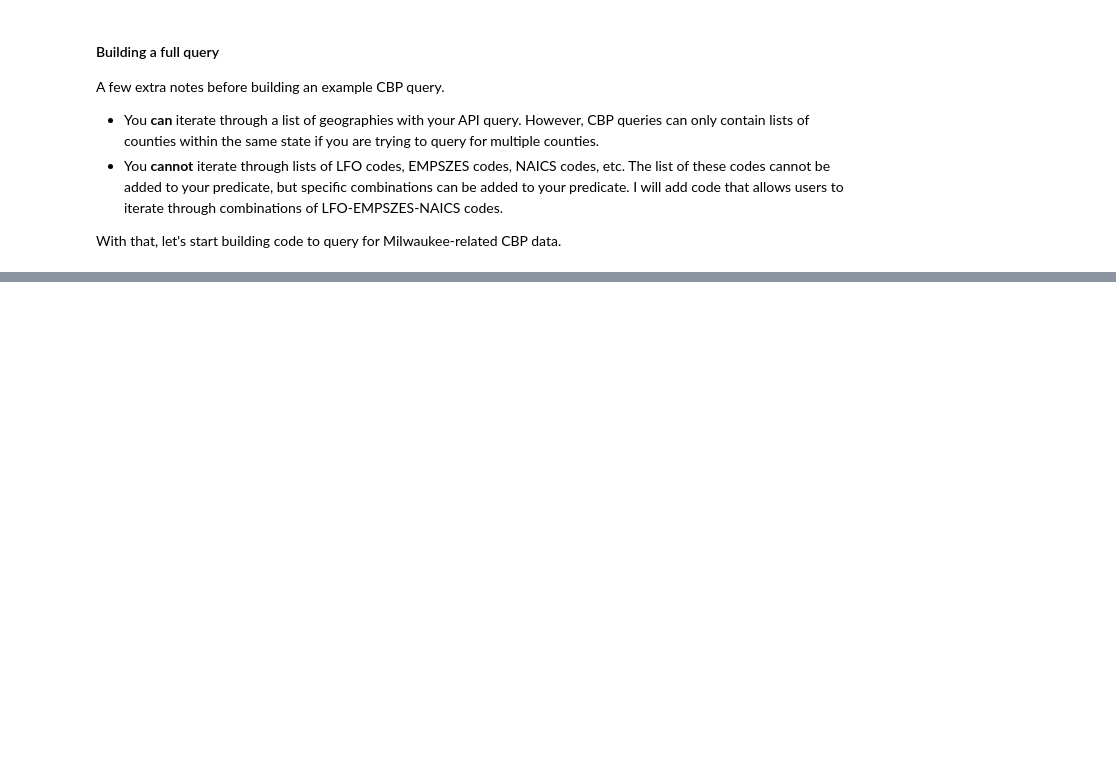
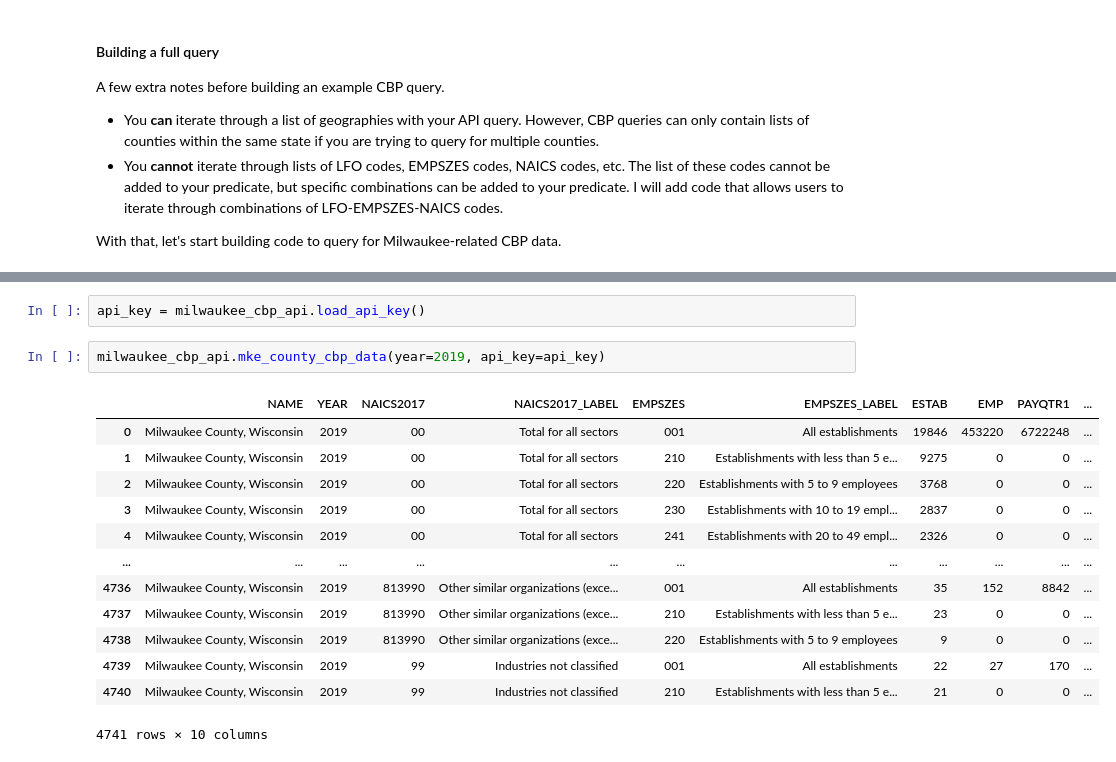
Before and after one commit to edebroux/census_api_builder, a Jupyter notebook: county_business_patterns_tutorial.ipynb, the cells around one changed output, grey strips where cells are left out. Saved outputs shown, nothing was run; the diff lists cells and outputs as text; blank space fills up the shorter version.

```diff
--- a/county_business_patterns_tutorial.ipynb
+++ b/county_business_patterns_tutorial.ipynb
@@ -387 +598,19 @@ class milwaukee_cbp_api:
+# %%
+api_key = milwaukee_cbp_api.load_api_key()
+# %%
+milwaukee_cbp_api.mke_county_cbp_data(year=2019, api_key=api_key)
+# %% [output]
+|  | NAME | YEAR | NAICS2017 | NAICS2017_LABEL | EMPSZES | EMPSZES_LABEL | ESTAB | EMP | PAYQTR1 | ... |
+| 0 | Milwaukee County, Wisconsin | 2019 | 00 | Total for all sectors | 001 | All establishments | 19846 | 453220 | 6722248 | ... |
+| 1 | Milwaukee County, Wisconsin | 2019 | 00 | Total for all sectors | 210 | Establishments with less than 5 e... | 9275 | 0 | 0 | ... |
+| 2 | Milwaukee County, Wisconsin | 2019 | 00 | Total for all sectors | 220 | Establishments with 5 to 9 employees | 3768 | 0 | 0 | ... |
+| 3 | Milwaukee County, Wisconsin | 2019 | 00 | Total for all sectors | 230 | Establishments with 10 to 19 empl... | 2837 | 0 | 0 | ... |
+| 4 | Milwaukee County, Wisconsin | 2019 | 00 | Total for all sectors | 241 | Establishments with 20 to 49 empl... | 2326 | 0 | 0 | ... |
+| ... | ... | ... | ... | ... | ... | ... | ... | ... | ... | ... |
+| 4736 | Milwaukee County, Wisconsin | 2019 | 813990 | Other similar organizations (exce... | 001 | All establishments | 35 | 152 | 8842 | ... |
+| 4737 | Milwaukee County, Wisconsin | 2019 | 813990 | Other similar organizations (exce... | 210 | Establishments with less than 5 e... | 23 | 0 | 0 | ... |
+| 4738 | Milwaukee County, Wisconsin | 2019 | 813990 | Other similar organizations (exce... | 220 | Establishments with 5 to 9 employees | 9 | 0 | 0 | ... |
+| 4739 | Milwaukee County, Wisconsin | 2019 | 99 | Industries not classified | 001 | All establishments | 22 | 27 | 170 | ... |
+| 4740 | Milwaukee County, Wisconsin | 2019 | 99 | Industries not classified | 210 | Establishments with less than 5 e... | 21 | 0 | 0 | ... |
+4741 rows × 10 columns
 # %%
```
Also changed, not shown: parts of 3 cells of this notebook.
